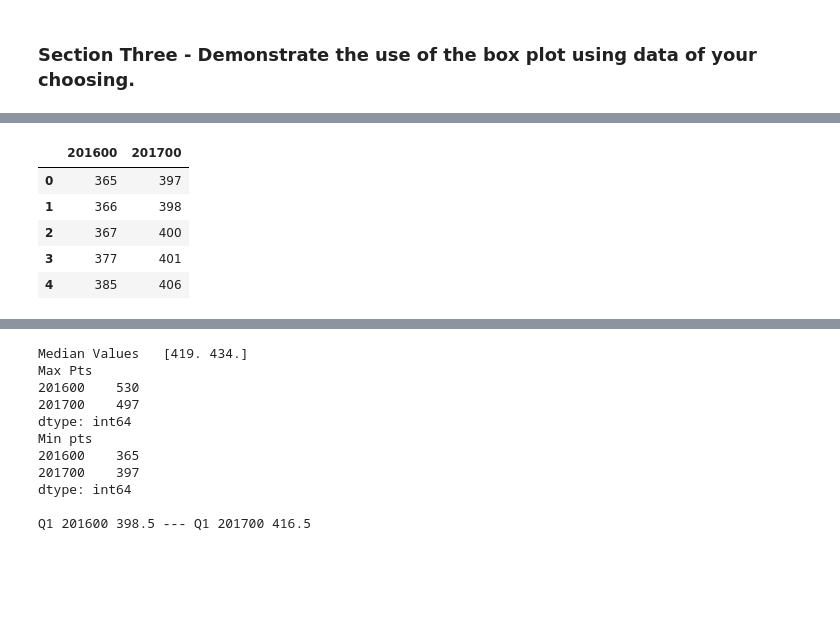
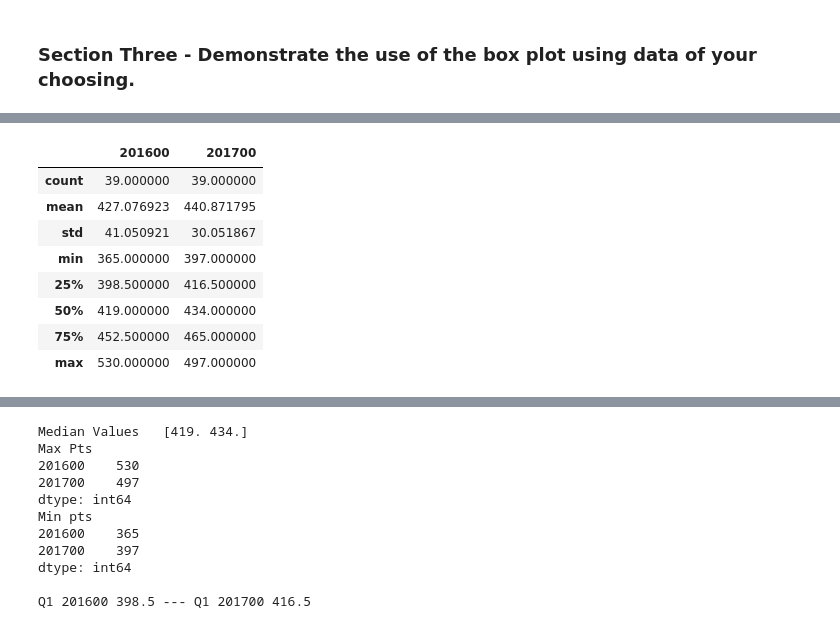
Before and after one commit to Hudsonsue/BOXPLOTS, a Jupyter notebook: BOX PLOTS.ipynb, the cells around one changed output, grey strips where cells are left out. Saved outputs shown, nothing was run; the diff lists cells and outputs as text; code cells hidden in the pictures; blank space fills up the shorter version.

```diff
--- a/BOX PLOTS.ipynb
+++ b/BOX PLOTS.ipynb
@@ -61,10 +80,14 @@ For this I am going to simulate some CAO points for students entering a programm
 # %%
 df = pd.read_csv("mock up points.csv", header =0)
 df.head(5)
+df.describe()
 # %% [output]
 |  | 201600 | 201700 |
-| 0 | 365 | 397 |
-| 1 | 366 | 398 |
-| 2 | 367 | 400 |
-| 3 | 377 | 401 |
-| 4 | 385 | 406 |
+| count | 39.000000 | 39.000000 |
+| mean | 427.076923 | 440.871795 |
+| std | 41.050921 | 30.051867 |
+| min | 365.000000 | 397.000000 |
+| 25% | 398.500000 | 416.500000 |
+| 50% | 419.000000 | 434.000000 |
+| 75% | 452.500000 | 465.000000 |
+| max | 530.000000 | 497.000000 |
```
Also changed, not shown: parts of 11 cells of this notebook.
